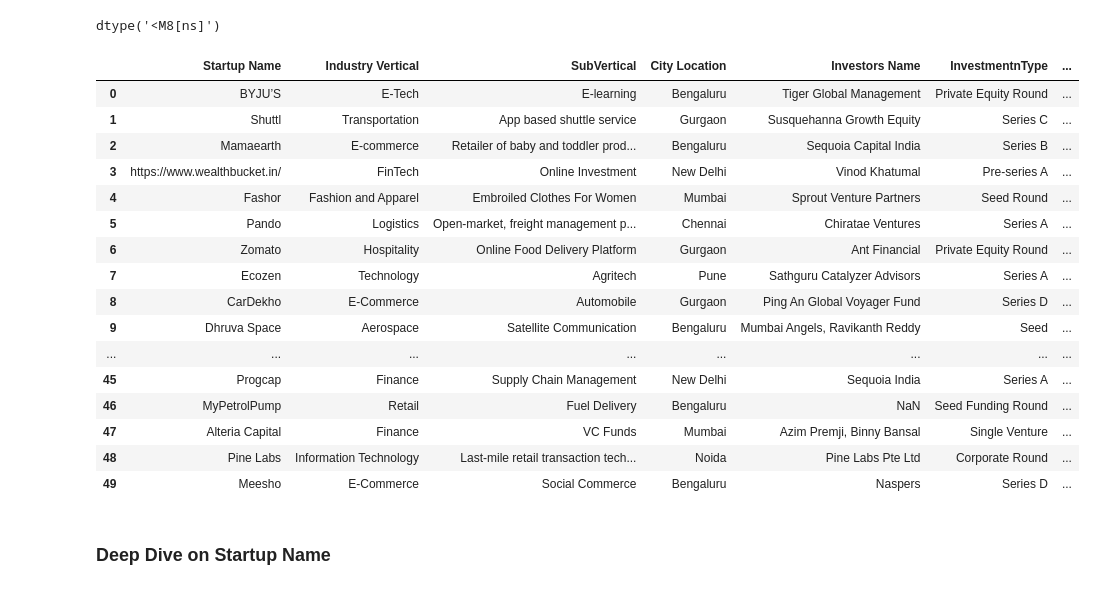
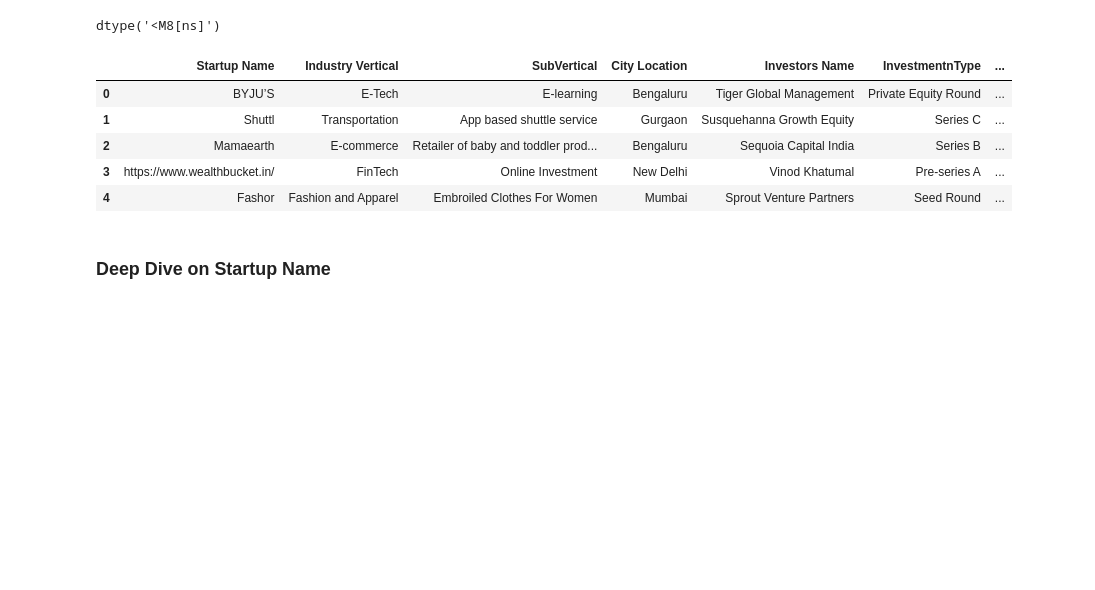
Before and after one commit to rkadey/Data-Analysis, a Jupyter notebook: Funding Analysis/StartUp Funding.ipynb, the cells around one changed output. Cells and saved outputs as stored; diff of their text form; code cells hidden in the pictures; blank space fills up the shorter version.

```diff
--- a/Funding Analysis/StartUp Funding.ipynb
+++ b/Funding Analysis/StartUp Funding.ipynb
@@ -135,25 +132,14 @@ data['Year'] = data['Date'].dt.year
 #Drop the Date, Sr No column and Remarks
 data.drop(["Date","Sr No", "Remarks"], axis = 1, inplace = True)
 # %%
-data.head(50)
+data.head()
 # %% [output]
 |  | Startup Name | Industry Vertical | SubVertical | City Location | Investors Name | InvestmentnType | ... |
 | 0 | BYJU’S | E-Tech | E-learning | Bengaluru | Tiger Global Management | Private Equity Round | ... |
 | 1 | Shuttl | Transportation | App based shuttle service | Gurgaon | Susquehanna Growth Equity | Series C | ... |
 | 2 | Mamaearth | E-commerce | Retailer of baby and toddler prod... | Bengaluru | Sequoia Capital India | Series B | ... |
 | 3 | https://www.wealthbucket.in/ | FinTech | Online Investment | New Delhi | Vinod Khatumal | Pre-series A | ... |
 | 4 | Fashor | Fashion and Apparel | Embroiled Clothes For Women | Mumbai | Sprout Venture Partners | Seed Round | ... |
-| 5 | Pando | Logistics | Open-market, freight management p... | Chennai | Chiratae Ventures | Series A | ... |
-| 6 | Zomato | Hospitality | Online Food Delivery Platform | Gurgaon | Ant Financial | Private Equity Round | ... |
-| 7 | Ecozen | Technology | Agritech | Pune | Sathguru Catalyzer Advisors | Series A | ... |
-| 8 | CarDekho | E-Commerce | Automobile | Gurgaon | Ping An Global Voyager Fund | Series D | ... |
-| 9 | Dhruva Space | Aerospace | Satellite Communication | Bengaluru | Mumbai Angels, Ravikanth Reddy | Seed | ... |
-| ... | ... | ... | ... | ... | ... | ... | ... |
-| 45 | Progcap | Finance | Supply Chain Management | New Delhi | Sequoia India | Series A | ... |
-| 46 | MyPetrolPump | Retail | Fuel Delivery | Bengaluru | NaN | Seed Funding Round | ... |
-| 47 | Alteria Capital | Finance | VC Funds | Mumbai | Azim Premji, Binny Bansal | Single Venture | ... |
-| 48 | Pine Labs | Information Technology | Last-mile retail transaction tech... | Noida | Pine Labs Pte Ltd | Corporate Round | ... |
-| 49 | Meesho | E-Commerce | Social Commerce | Bengaluru | Naspers | Series D | ... |
 # %% [markdown]
 ### Deep Dive on Startup Name
 # %%
```
Also changed, not shown: parts of 35 cells of this notebook, 16 other files.
